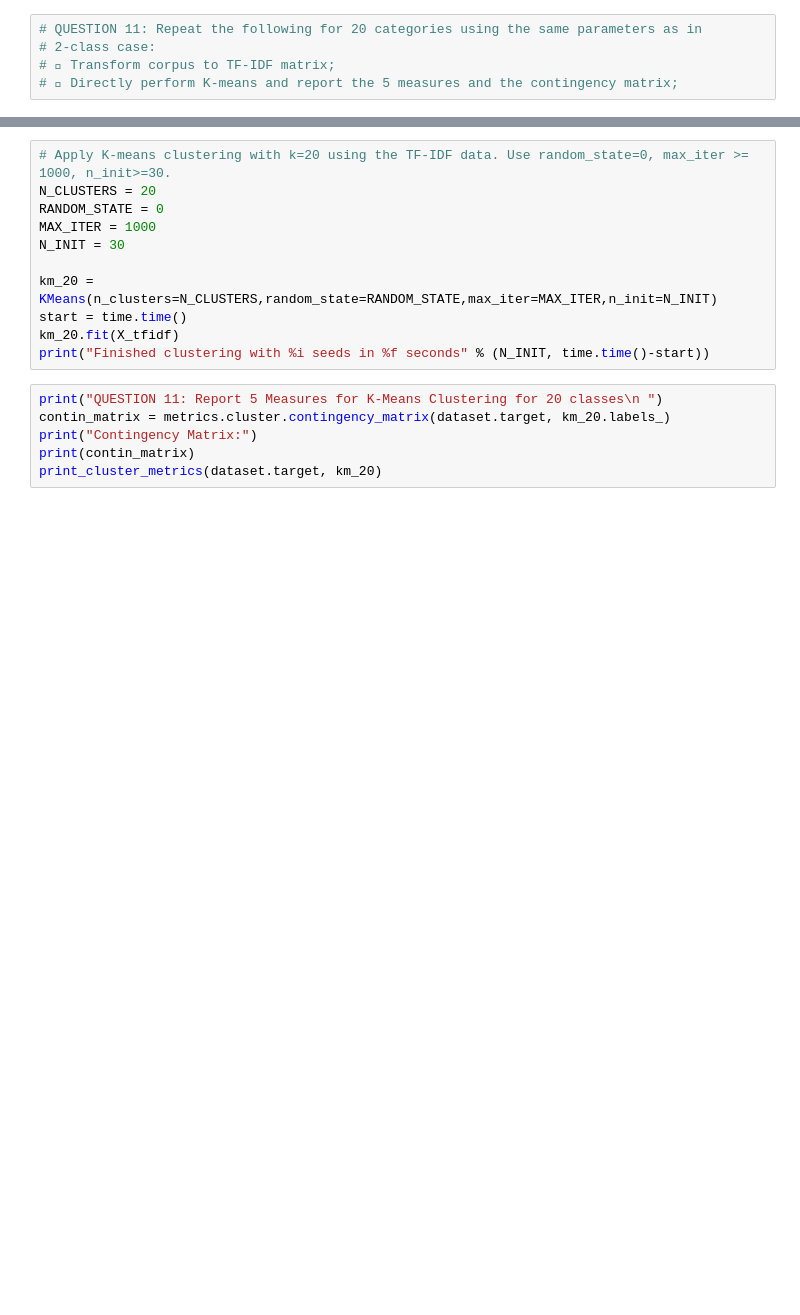
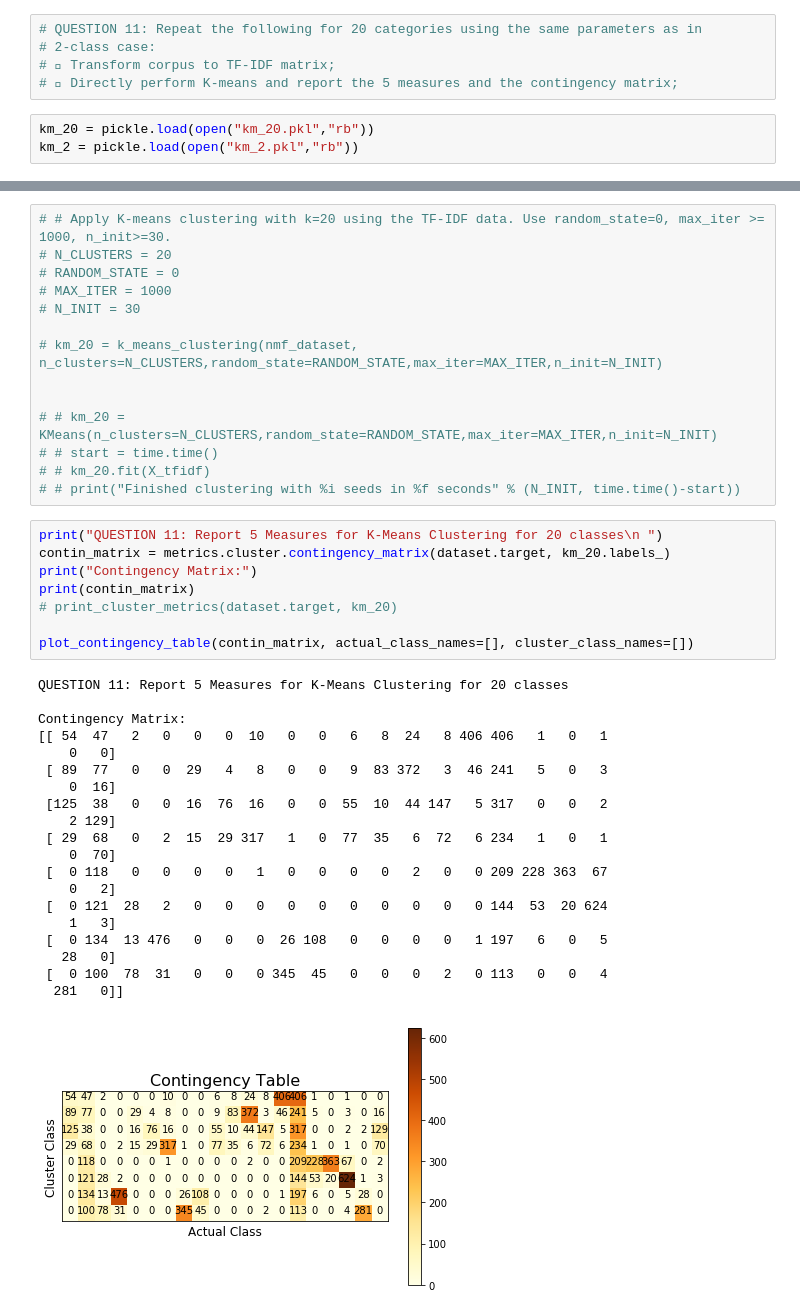
Before and after one commit to nsnguyen/ECE-219, a Jupyter notebook: project2/project2_N.ipynb, the cells around one changed output, grey strips where cells are left out. Drawn from its saved outputs; the diff is of its cells as text; blank space fills up the shorter version.

```diff
--- a/project2/project2_N.ipynb
+++ b/project2/project2_N.ipynb
@@ -390,0 +400,3 @@ plot_histogram('NMF', 'adjusted_rand_index',nmf_adjusted_rand_index)
+# %%
+km_20 = pickle.load(open("km_20.pkl","rb"))
+km_2 = pickle.load(open("km_2.pkl","rb"))
@@ -391,18 +406,44 @@ plot_histogram('NMF', 'adjusted_rand_index',nmf_adjusted_rand_index)
 # %%
-# Apply K-means clustering with k=20 using the TF-IDF data. Use random_state=0, max_iter >= 1000, n_init>=30.
-N_CLUSTERS = 20
-RANDOM_STATE = 0
-MAX_ITER = 1000
-N_INIT = 30
+# # Apply K-means clustering with k=20 using the TF-IDF data. Use random_state=0, max_iter >= 1000, n_init>=30.
+# N_CLUSTERS = 20
+# RANDOM_STATE = 0
+# MAX_ITER = 1000
+# N_INIT = 30
 
-km_20 = KMeans(n_clusters=N_CLUSTERS,random_state=RANDOM_STATE,max_iter=MAX_ITER,n_init=N_INIT)
-start = time.time()
-km_20.fit(X_tfidf)
-print("Finished clustering with %i seeds in %f seconds" % (N_INIT, time.time()-start))
+# km_20 = k_means_clustering(nmf_dataset, n_clusters=N_CLUSTERS,random_state=RANDOM_STATE,max_iter=MAX_ITER,n_init=N_INIT)
+
+
+# # km_20 = KMeans(n_clusters=N_CLUSTERS,random_state=RANDOM_STATE,max_iter=MAX_ITER,n_init=N_INIT)
+# # start = time.time()
+# # km_20.fit(X_tfidf)
+# # print("Finished clustering with %i seeds in %f seconds" % (N_INIT, time.time()-start))
 # %%
 print("QUESTION 11: Report 5 Measures for K-Means Clustering for 20 classes\n ")
 contin_matrix = metrics.cluster.contingency_matrix(dataset.target, km_20.labels_)
 print("Contingency Matrix:")
 print(contin_matrix)
-print_cluster_metrics(dataset.target, km_20)
+# print_cluster_metrics(dataset.target, km_20)
+
+plot_contingency_table(contin_matrix, actual_class_names=[], cluster_class_names=[])
+# %% [output]
+QUESTION 11: Report 5 Measures for K-Means Clustering for 20 classes
+
+Contingency Matrix:
+[[ 54  47   2   0   0   0  10   0   0   6   8  24   8 406 406   1   0   1
+    0   0]
+ [ 89  77   0   0  29   4   8   0   0   9  83 372   3  46 241   5   0   3
+    0  16]
+ [125  38   0   0  16  76  16   0   0  55  10  44 147   5 317   0   0   2
+    2 129]
+ [ 29  68   0   2  15  29 317   1   0  77  35   6  72   6 234   1   0   1
+    0  70]
+ [  0 118   0   0   0   0   1   0   0   0   0   2   0   0 209 228 363  67
+    0   2]
+ [  0 121  28   2   0   0   0   0   0   0   0   0   0   0 144  53  20 624
+    1   3]
+ [  0 134  13 476   0   0   0  26 108   0   0   0   0   1 197   6   0   5
+   28   0]
+ [  0 100  78  31   0   0   0 345  45   0   0   0   2   0 113   0   0   4
+  281   0]]
+[figure, added]
 # %%
```
Also changed, not shown: parts of 11 cells of this notebook, 2 other files.
